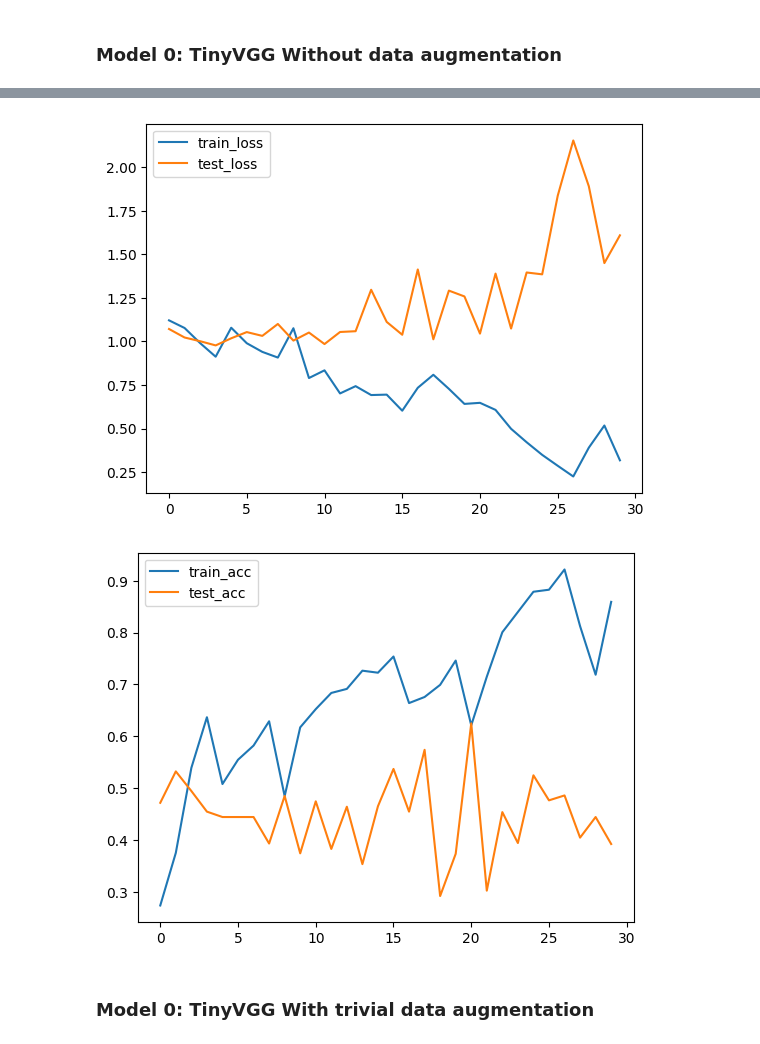
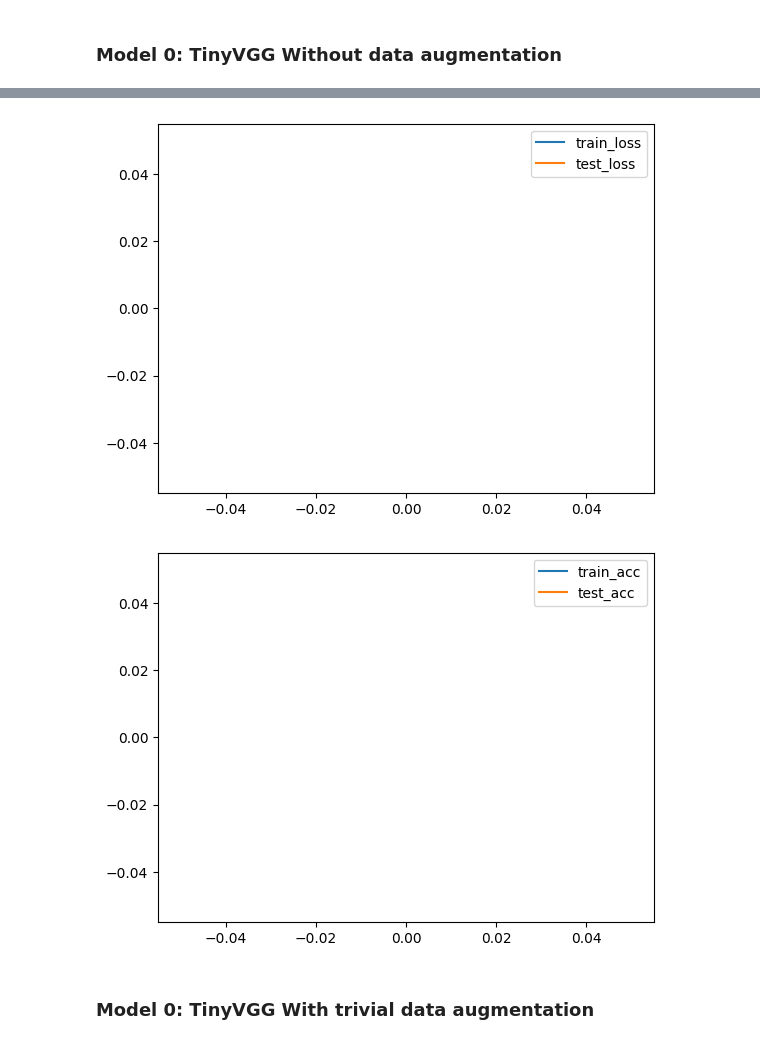
Before and after one commit to chanep/pytorch-test, a Jupyter notebook: chapter_04.ipynb, the cells around one changed output, grey strips where cells are left out. Saved outputs shown, nothing was run; the diff lists cells and outputs as text; code cells hidden in the pictures.

```diff
--- a/chapter_04.ipynb
+++ b/chapter_04.ipynb
@@ -523,7 +523,7 @@ import torchinfo
 torch.manual_seed(42)
 torch.cuda.manual_seed(42)
 
-EPOCHS = 30
+EPOCHS = 0
 
 model_0 = TinyVGG(input_shape=3,
                   hidden_units=64,
@@ -568,5 +551,5 @@ Epoch: 30/30, Train Loss: 0.3178, Train Acc: 0.86, Test Loss: 1.6086, Test Acc:
-[figure, old version]
+[figure, new version]
-[figure, old version]
+[figure, new version]
 # %% [markdown]
 ### Model 0: TinyVGG With trivial data augmentation
 # %%
```
Also changed, not shown: parts of 8 cells of this notebook, 7 other files.
